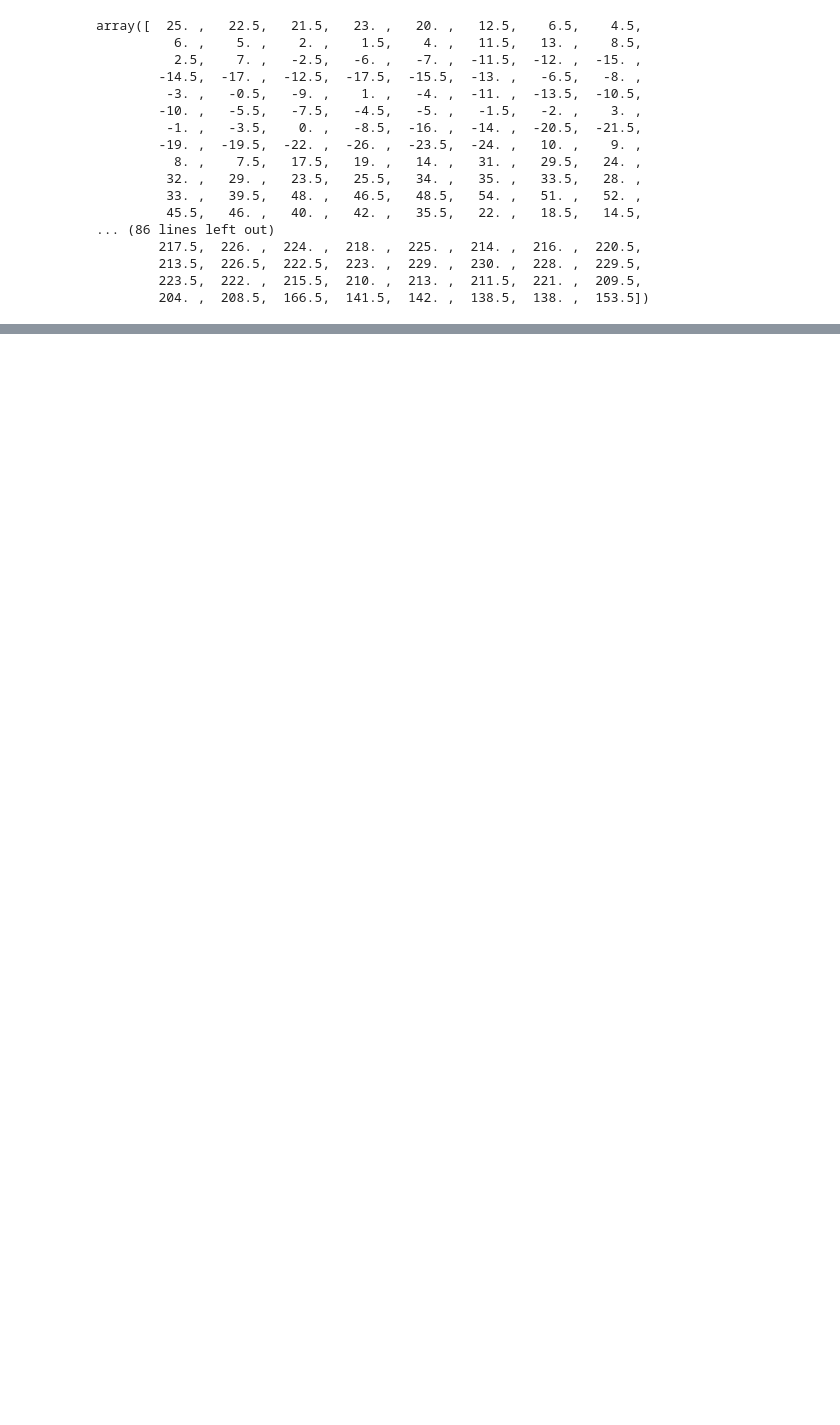
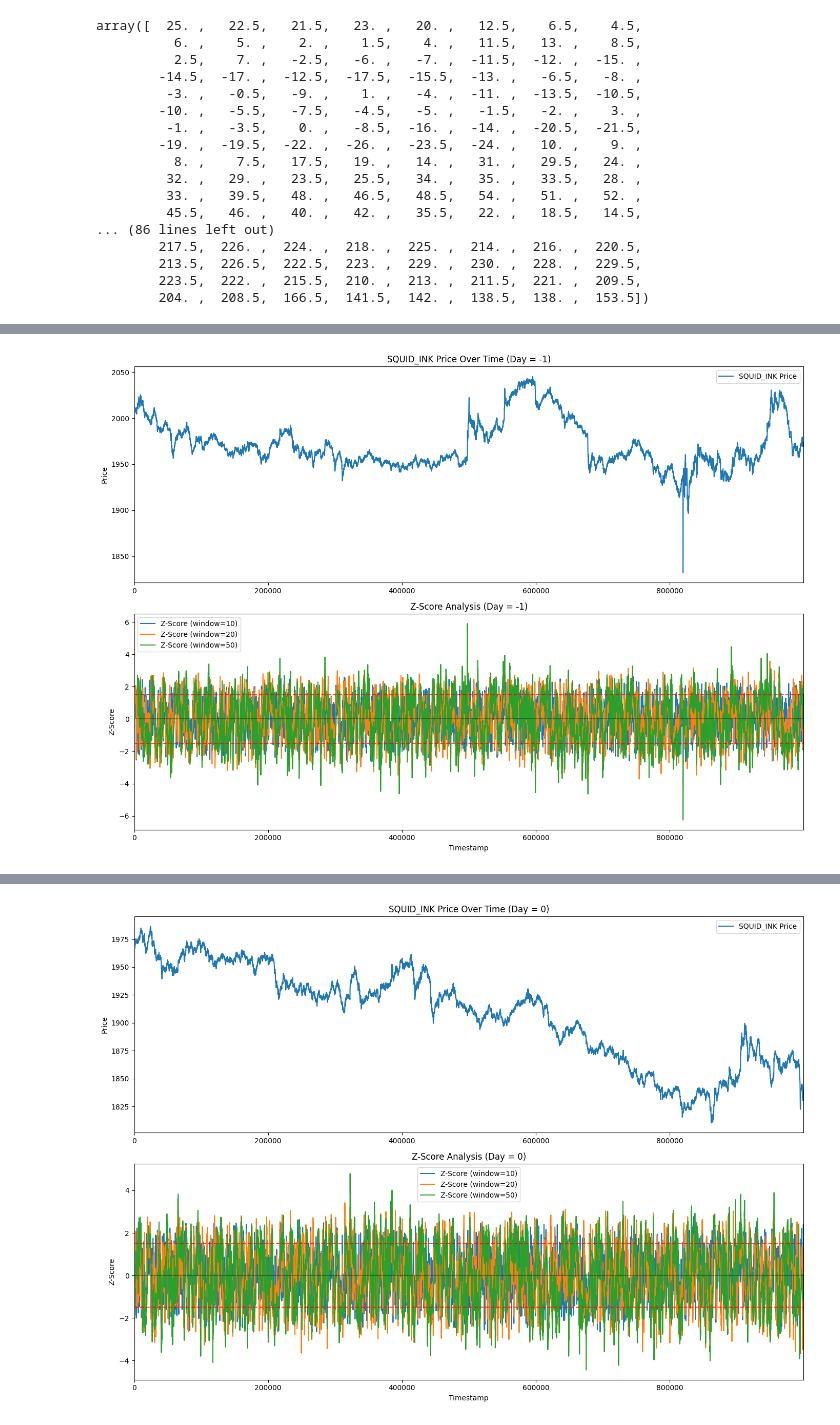
Before and after one commit to bryanmzeng/prosperity3, a Jupyter notebook: tutorial/datacleaningr2.ipynb, the cells around one changed output, grey strips where cells are left out. Cells and saved outputs as stored; diff of their text form; code cells hidden in the pictures; blank space fills up the shorter version.

Commit message:
squidz update
hiii

```diff
--- a/tutorial/datacleaningr2.ipynb
+++ b/tutorial/datacleaningr2.ipynb
@@ -283,0 +452,8 @@ filled_prices_df_with_spread.to_csv("spread_cleaned.csv", index=False)
+# %%
+# Assuming the dataframe is already loaded as filled_prices_df
+# Filter for just SQUID_INK data
+squid_df = filled_prices_df[filled_prices_df['product'] == 'SQUID_INK'].copy()
+
+# Check data
+print(f"SQUID_INK data points: {len(squid_df)}")
+squid_df[['timestamp', 'mid_price']].head()
@@ -283,0 +468,11 @@ filled_prices_df_with_spread.to_csv("spread_cleaned.csv", index=False)
+# %%
+# Calculate rolling z-score function
+def calculate_zscore(prices, window=20):
+    rolling_mean = prices.rolling(window=window).mean()
+    rolling_std = prices.rolling(window=window).std()
+    return (prices - rolling_mean) / rolling_std
+
+# Calculate z-scores with different window sizes
+windows = [10, 20, 50]
+for window in windows:
+    squid_df[f'zscore_{window}'] = calculate_zscore(squid_df['mid_price'], window)
@@ -283,0 +495,57 @@ filled_prices_df_with_spread.to_csv("spread_cleaned.csv", index=False)
+# %%
+# Split data by day and create separate plots for each day value
+days = sorted(squid_df['day'].unique())
+
+for day in days:
+    # Filter data for the current day
+    day_data = squid_df[squid_df['day'] == day].copy()
+
+    if len(day_data) == 0:
+        continue
+
+    plt.figure(figsize=(14, 10))
+
+    # Plot price vs timestamp
+    ax1 = plt.subplot(211)
+    ax1.plot(day_data['timestamp'], day_data['mid_price'], label='SQUID_INK Price')
+    ax1.set_title(f'SQUID_INK Price Over Time (Day = {day})')
+    ax1.set_ylabel('Price')
+    ax1.set_xlim(day_data['timestamp'].min(), day_data['timestamp'].max())
+    ax1.legend()
+
+    # Plot z-scores with different windows
+    ax2 = plt.subplot(212, sharex=ax1)
+    for window in windows:
+        ax2.plot(day_data['timestamp'], day_data[f'zscore_{window}'],
+                label=f'Z-Score (window={window})')
+
+    # Add threshold lines
+    ax2.axhline(y=1.5, color='r', linestyle='--', alpha=0.7)
+    ax2.axhline(y=-1.5, color='r', linestyle='--', alpha=0.7)
+    ax2.axhline(y=0, color='k', linestyle='-', alpha=0.3)
+
+    ax2.set_title(f'Z-Score Analysis (Day = {day})')
+    ax2.set_ylabel('Z-Score')
+    ax2.set_xlabel('Timestamp')
+    ax2.legend()
+
+    plt.tight_layout()
+    plt.show()
+
+    # Print summary statistics for this day
+    print(f"\nDay {day} Statistics:")
+    print(f"Data points: {len(day_data)}")
+    print(f"Price range: {day_data['mid_price'].min()} to {day_data['mid_price'].max()}")
+    print(f"Average price: {day_data['mid_price'].mean():.2f}")
+
+    # Z-score statistics
+    for window in windows:
+        zscore_col = f'zscore_{window}'
+        valid_zscores = day_data[zscore_col].dropna()
+        if len(valid_zscores) > 0:
+            print(f"\nZ-Score (window={window}) statistics:")
+            print(f"  Range: {valid_zscores.min():.2f} to {valid_zscores.max():.2f}")
+            print(f"  Above +1.5: {(valid_zscores > 1.5).sum()} times ({(valid_zscores > 1.5).mean()*100:.1f}%)")
+            print(f"  Below -1.5: {(valid_zscores < -1.5).sum()} times ({(valid_zscores < -1.5).mean()*100:.1f}%)")
+# %% [output]
+[figure, added]
@@ -283,0 +571 @@ filled_prices_df_with_spread.to_csv("spread_cleaned.csv", index=False)
+[figure, added]
```
Also changed, not shown: parts of 13 cells of this notebook, 11 other files.
